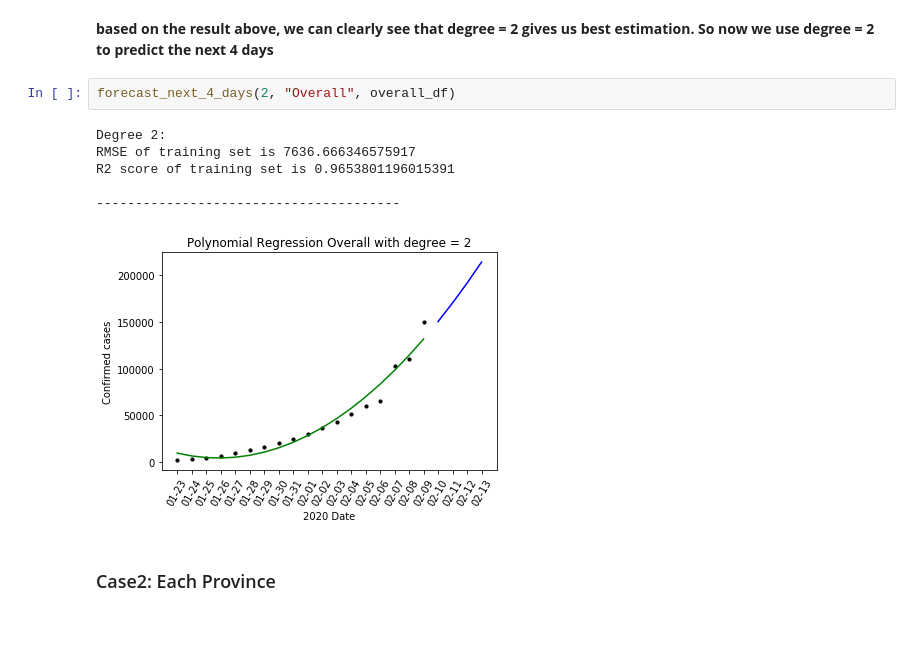
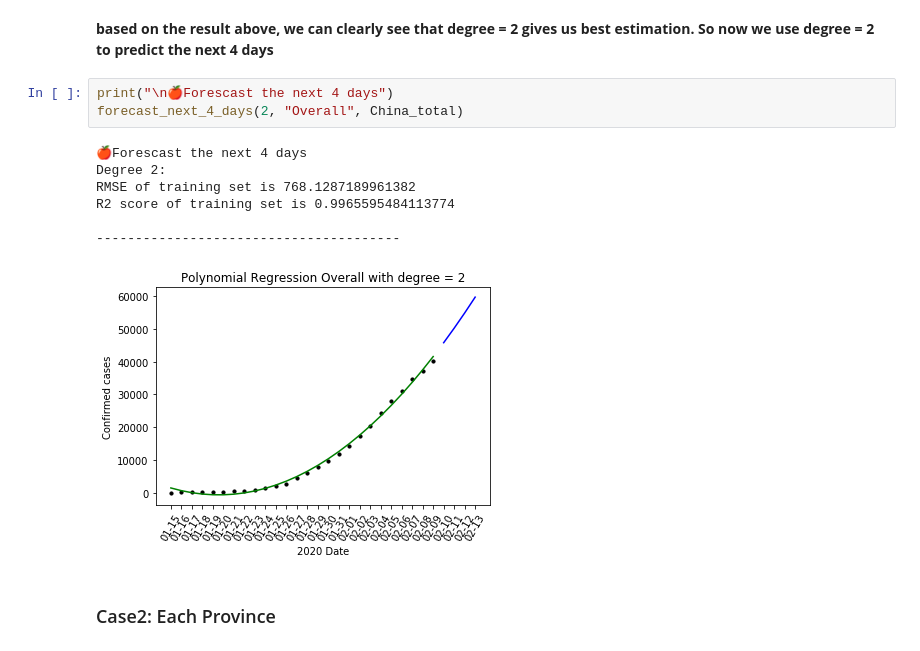
Before and after one commit to docligot/CoronaTracker-simulteModel, a Jupyter notebook: baseline-regression/Baseline_model.ipynb, the cells around one changed output. Cells and saved outputs as stored; diff of their text form.

```diff
--- a/baseline-regression/Baseline_model.ipynb
+++ b/baseline-regression/Baseline_model.ipynb
@@ -134,14 +127,16 @@ R2 score of test set is -2.3700047327956337
 # %% [markdown]
 **based on the result above, we can clearly see that degree = 2 gives us best estimation. So now we use degree = 2 to predict the next 4 days**
-# %%
-forecast_next_4_days(2, "Overall", overall_df)
-# %% [output]
-Degree 2:
-RMSE of training set is 7636.666346575917
-R2 score of training set is 0.9653801196015391
-
----------------------------------------
-[figure, removed]
+# %%
+print("\n🍎Forescast the next 4 days")
+forecast_next_4_days(2, "Overall", China_total)
+# %% [output]
+🍎Forescast the next 4 days
+Degree 2:
+RMSE of training set is 768.1287189961382
+R2 score of training set is 0.9965595484113774
+
+---------------------------------------
+[figure, added]
 # %% [markdown]
 ### Case2: Each Province
 # %%
```
Also changed, not shown: parts of 16 cells of this notebook, 8 other files.
